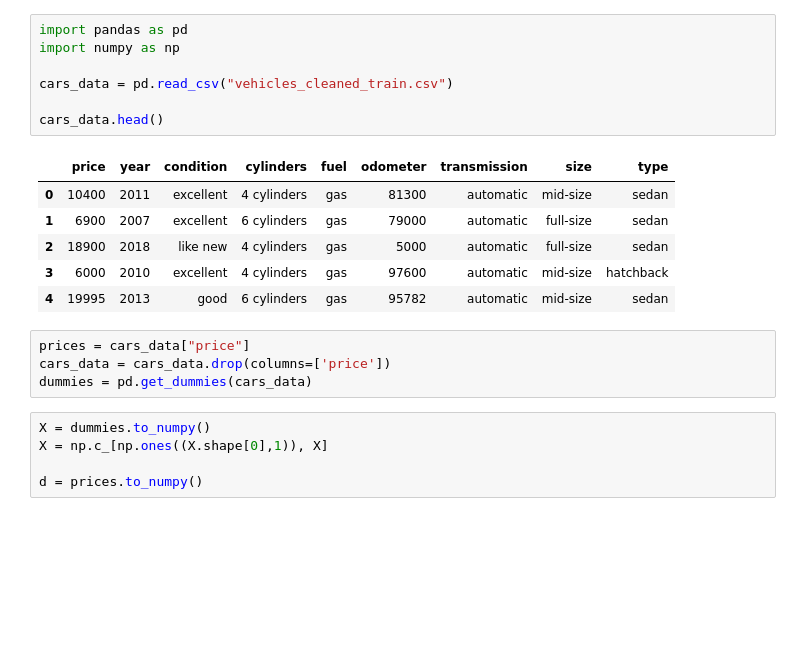
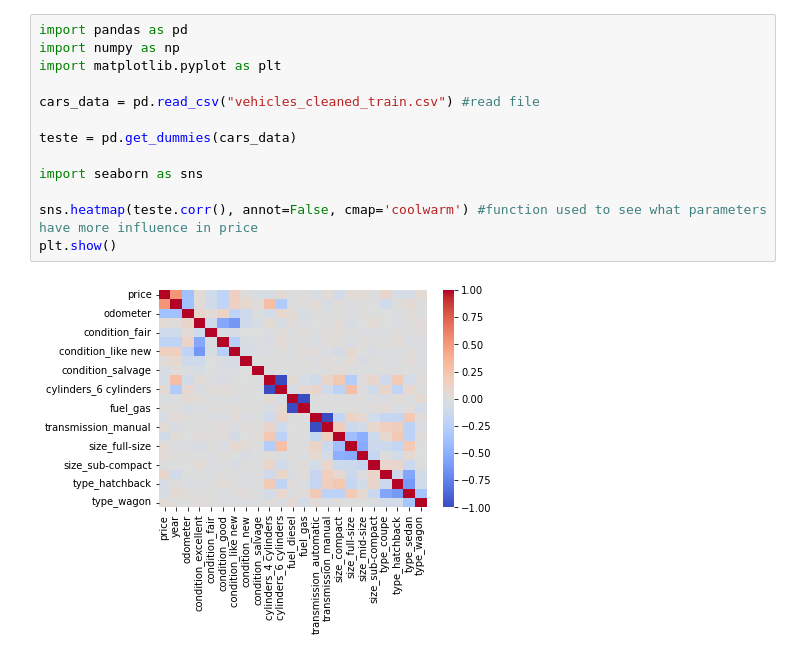
Before and after one commit to OliverRissato/PSI3471, a Jupyter notebook: Lição_de_Casa/Lição_de_Casa_3/licao3.ipynb, the cells around one changed output. Drawn from its saved outputs; the diff is of its cells as text; blank space fills up the shorter version.

```diff
--- a/Lição_de_Casa/Lição_de_Casa_3/licao3.ipynb
+++ b/Lição_de_Casa/Lição_de_Casa_3/licao3.ipynb
@@ -1,23 +1,15 @@
-# %%
-import pandas as pd
-import numpy as np
-
-cars_data = pd.read_csv("vehicles_cleaned_train.csv")
-
-cars_data.head()
-# %% [output]
-|  | price | year | condition | cylinders | fuel | odometer | transmission | size | type |
-| 0 | 10400 | 2011 | excellent | 4 cylinders | gas | 81300 | automatic | mid-size | sedan |
-| 1 | 6900 | 2007 | excellent | 6 cylinders | gas | 79000 | automatic | full-size | sedan |
-| 2 | 18900 | 2018 | like new | 4 cylinders | gas | 5000 | automatic | full-size | sedan |
-| 3 | 6000 | 2010 | excellent | 4 cylinders | gas | 97600 | automatic | mid-size | hatchback |
-| 4 | 19995 | 2013 | good | 6 cylinders | gas | 95782 | automatic | mid-size | sedan |
-# %%
-prices = cars_data["price"]
-cars_data = cars_data.drop(columns=['price'])
-dummies = pd.get_dummies(cars_data)
-# %%
-X = dummies.to_numpy()
-X = np.c_[np.ones((X.shape[0],1)), X]
-
-d = prices.to_numpy()
+# %%
+import pandas as pd
+import numpy as np
+import matplotlib.pyplot as plt
+
+cars_data = pd.read_csv("vehicles_cleaned_train.csv") #read file
+
+teste = pd.get_dummies(cars_data)
+
+import seaborn as sns
+
+sns.heatmap(teste.corr(), annot=False, cmap='coolwarm') #function used to see what parameters have more influence in price
+plt.show()
+# %% [output]
+[figure, added]
```
Also changed, not shown: parts of 6 cells of this notebook.
